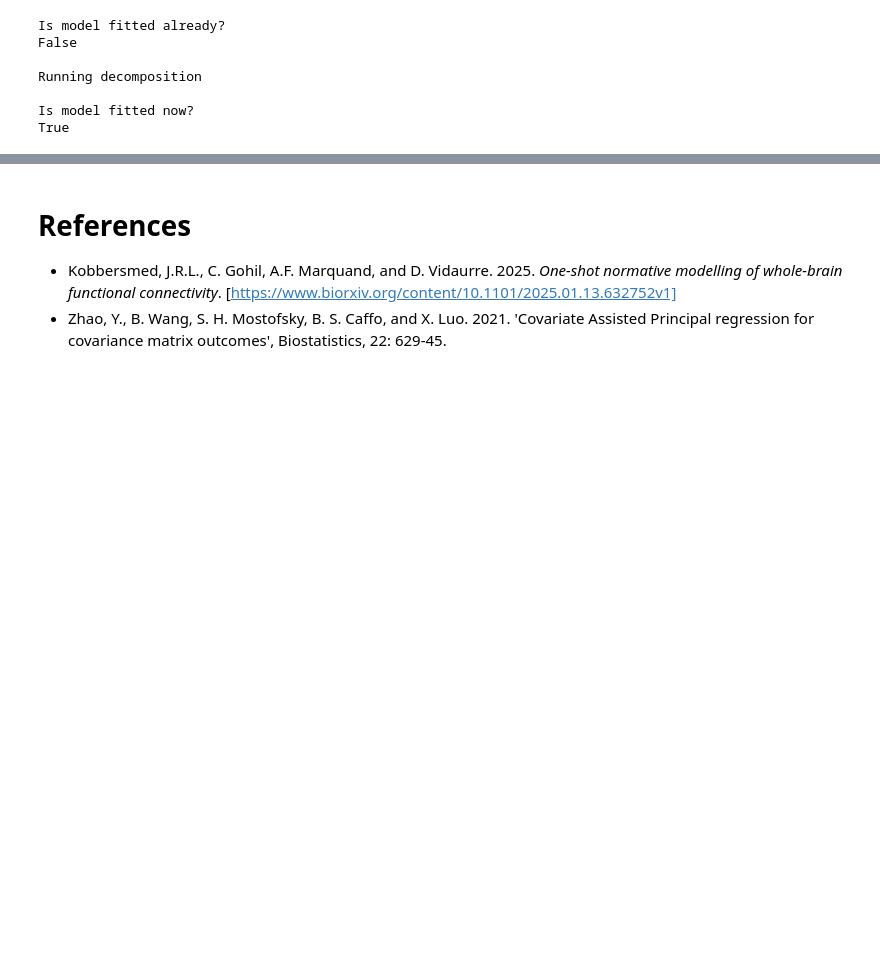
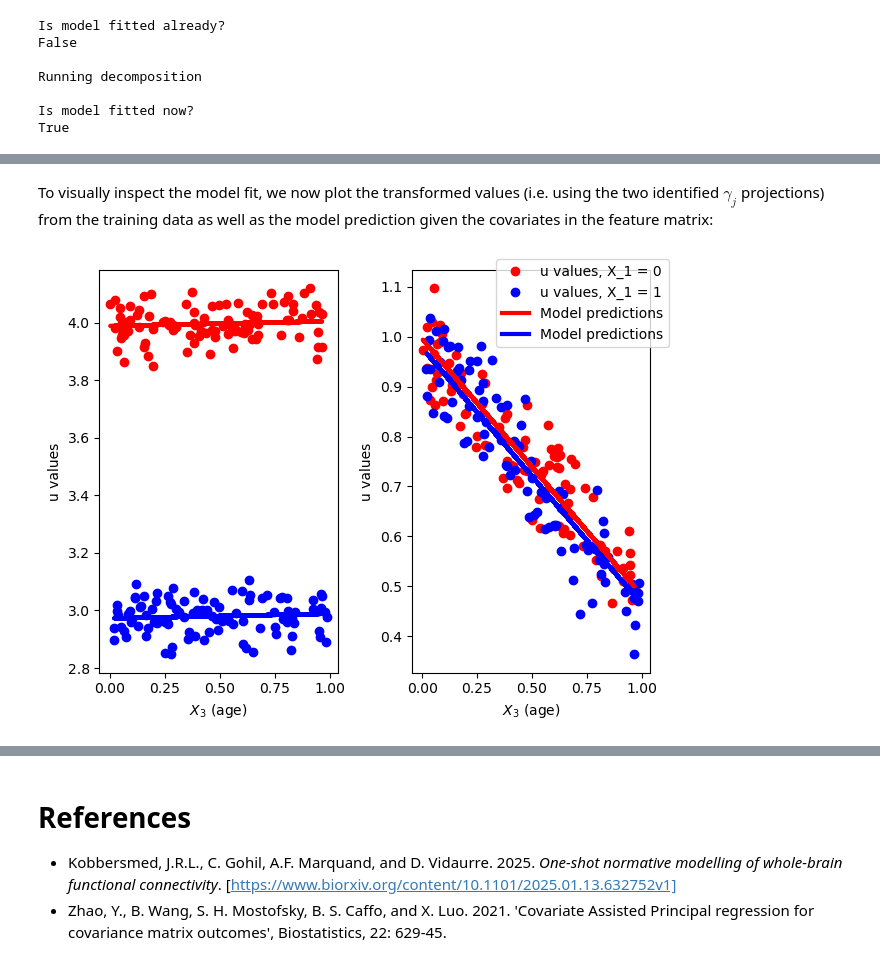
Before and after one commit to kobbersmed/funcoin, a Jupyter notebook: notebooks/Tutorial_funcoin.ipynb, the cells around one changed output, grey strips where cells are left out. Drawn from its saved outputs; the diff is of its cells as text; code cells hidden in the pictures; blank space fills up the shorter version.

```diff
--- a/notebooks/Tutorial_funcoin.ipynb
+++ b/notebooks/Tutorial_funcoin.ipynb
@@ -191,0 +267,19 @@ The average dfd values of the training set are computed and stored after the fit
+# %% [markdown]
+To visually inspect the model fit, we now plot the transformed values (i.e. using the two identified $\gamma_j$ projections) from the training data as well as the model prediction given the covariates in the feature matrix:
+# %%
+
+fig, ax = plt.subplots(1,max_comps)
+for i in range(max_comps):
+
+    ax[i].plot(X_sim[X_sim[:,1]==0,2], u_training[X_sim[:,1]==0,i], 'ro', label='u values, X_1 = 0')
+    ax[i].plot(X_sim[X_sim[:,1]==1,2], u_training[X_sim[:,1]==1,i], 'bo', label='u values, X_1 = 1')
+    ax[i].plot(X_sim[X_sim[:,1]==0,2], u_pred[X_sim[:,1]==0,i], 'r-', label='Model predictions', linewidth=3)
+    ax[i].plot(X_sim[X_sim[:,1]==1,2], u_pred[X_sim[:,1]==1,i], 'b-', label='Model predictions', linewidth=3)
+    ax[i].set_xlabel('$X_3$ (age)')
+    ax[i].set_ylabel('u values')
+    if i == 0:
+        fig.legend(loc='upper right')
+
+fig.tight_layout()
+# %% [output]
+[figure, added]
```
Also changed, not shown: parts of 68 cells of this notebook, 1 other file.
